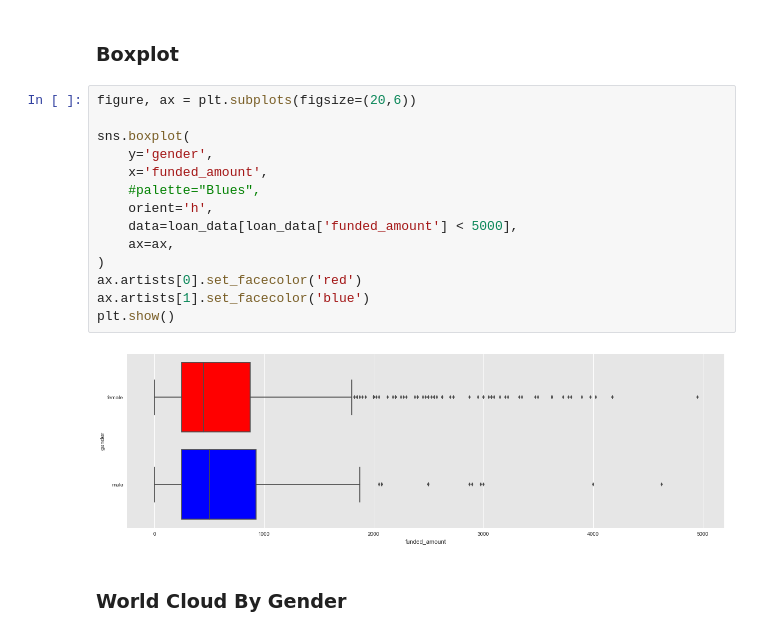
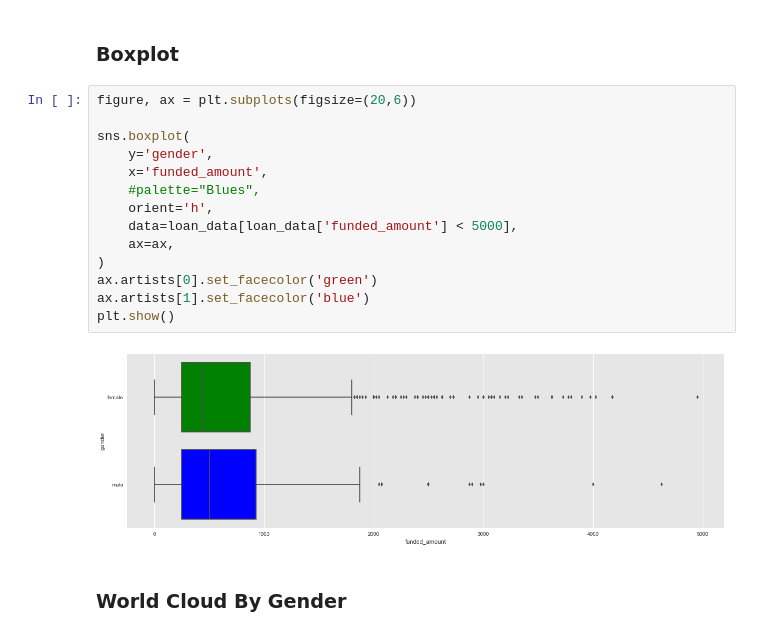
Before and after one commit to feng443/RUDS-Proj1-Kiva-Crowd-Funding-Visualization, a Jupyter notebook: KivaDataVisualization.ipynb, the cells around one changed output. Saved outputs shown, nothing was run; the diff lists cells and outputs as text.

```diff
--- a/KivaDataVisualization.ipynb
+++ b/KivaDataVisualization.ipynb
@@ -185,19 +185,19 @@ number_loans_per_gender(loan_data)
 # %%
 figure, ax = plt.subplots(figsize=(20,6))
 
 sns.boxplot(
     y='gender',
     x='funded_amount',
     #palette="Blues",
     orient='h',
     data=loan_data[loan_data['funded_amount'] < 5000],
     ax=ax,
 )
-ax.artists[0].set_facecolor('red')
+ax.artists[0].set_facecolor('green')
 ax.artists[1].set_facecolor('blue')
 plt.show()
 # %% [output]
-[figure, old version]
+[figure, new version]
 # %% [markdown]
 ### World Cloud By Gender
 # %% [markdown]
```
Also changed, not shown: parts of 2 cells of this notebook, 1 other file.
